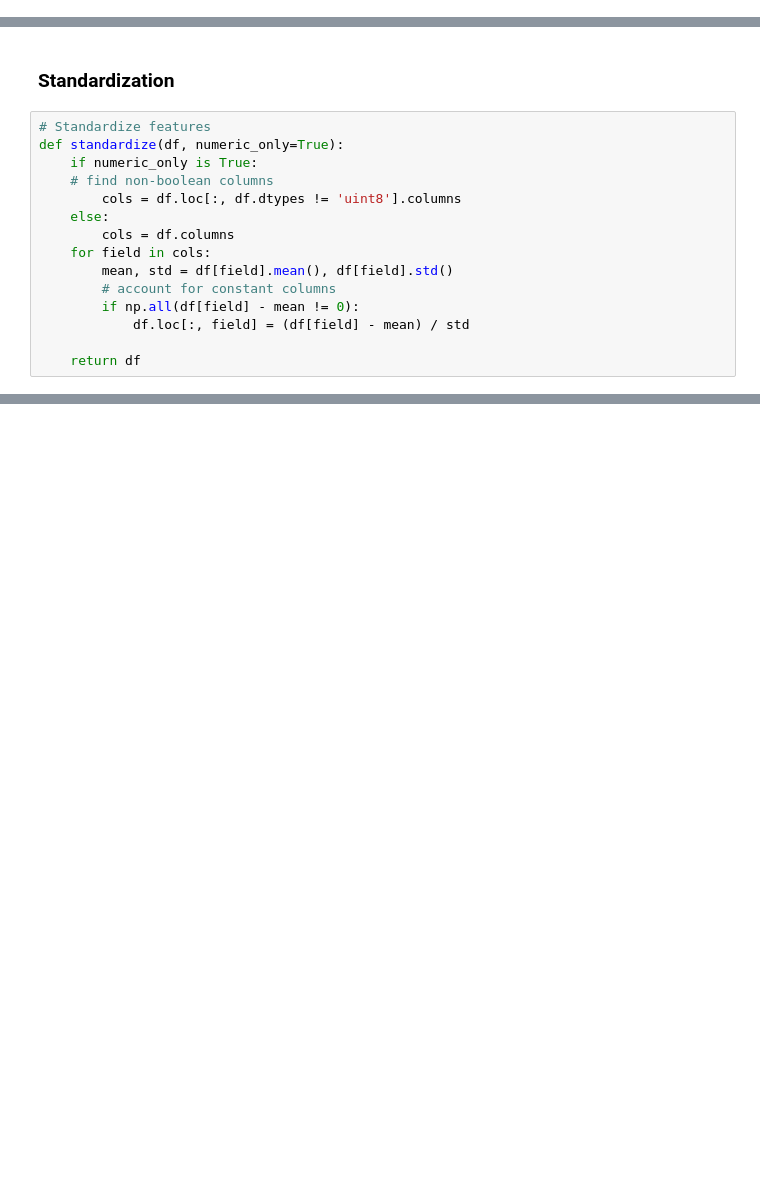
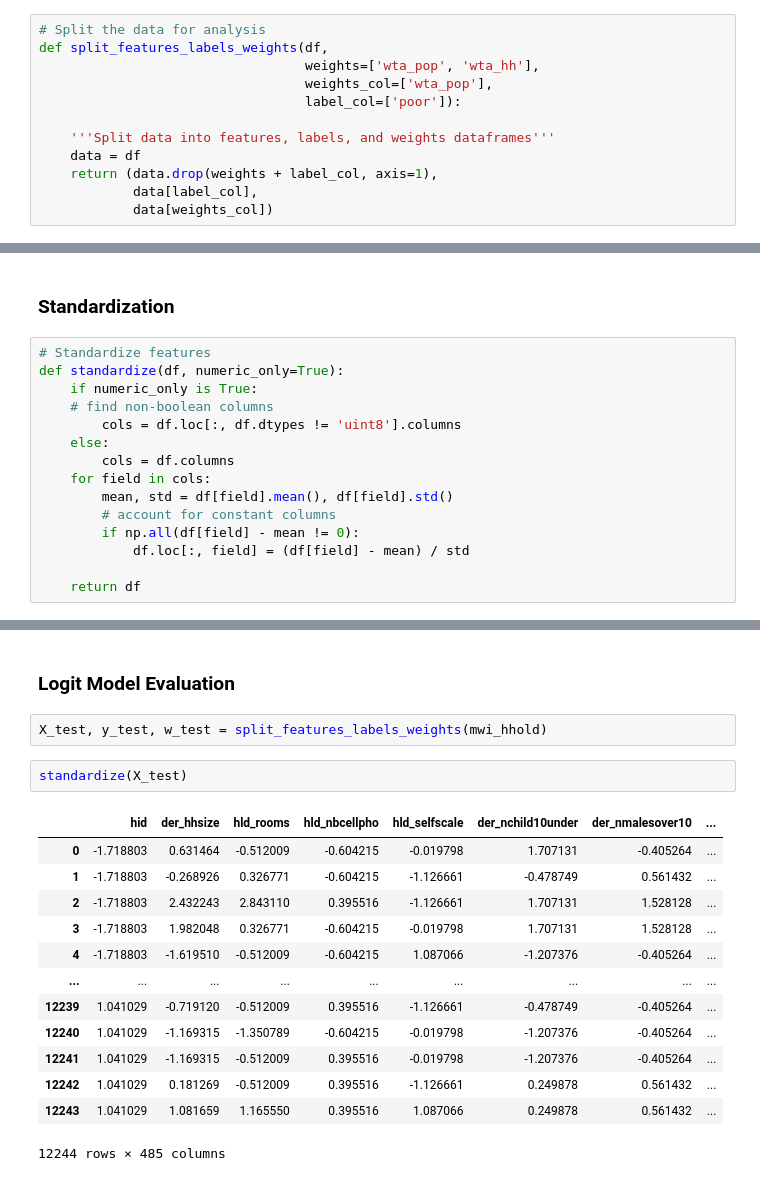
Before and after one commit to mikep67/mkp_code, a Jupyter notebook: Institute of Data Course/Project 3/notebooks/1.0 LogRegressionMWI.ipynb, the cells around one changed output, grey strips where cells are left out. Drawn from its saved outputs; the diff is of its cells as text; blank space fills up the shorter version.

```diff
--- a/Institute of Data Course/Project 3/notebooks/1.0 LogRegressionMWI.ipynb
+++ b/Institute of Data Course/Project 3/notebooks/1.0 LogRegressionMWI.ipynb
@@ -43,3 +77,15 @@ Using TensorFlow backend.
+# %%
+# Split the data for analysis
+def split_features_labels_weights(df,
+                                  weights=['wta_pop', 'wta_hh'],
+                                  weights_col=['wta_pop'],
+                                  label_col=['poor']):
+
+    '''Split data into features, labels, and weights dataframes'''
+    data = df
+    return (data.drop(weights + label_col, axis=1),
+            data[label_col],
+            data[weights_col])
 # %%
 # Load the processed Mwai household:
 mwi_hhold = pd.read_csv(r"C:\Users\micha\Documents\GitHub\mkp_code\Institute of Data Course\Project 3\data\csv_data\MWI_2010_household.csv")
@@ -224,0 +290,20 @@ NameError: name 'X' is not defined
+# %% [markdown]
+### Logit Model Evaluation
+# %%
+X_test, y_test, w_test = split_features_labels_weights(mwi_hhold)
+# %%
+standardize(X_test)
+# %% [output]
+|  | hid | der_hhsize | hld_rooms | hld_nbcellpho | hld_selfscale | der_nchild10under | der_nmalesover10 | ... |
+| 0 | -1.718803 | 0.631464 | -0.512009 | -0.604215 | -0.019798 | 1.707131 | -0.405264 | ... |
+| 1 | -1.718803 | -0.268926 | 0.326771 | -0.604215 | -1.126661 | -0.478749 | 0.561432 | ... |
+| 2 | -1.718803 | 2.432243 | 2.843110 | 0.395516 | -1.126661 | 1.707131 | 1.528128 | ... |
+| 3 | -1.718803 | 1.982048 | 0.326771 | -0.604215 | -0.019798 | 1.707131 | 1.528128 | ... |
+| 4 | -1.718803 | -1.619510 | -0.512009 | -0.604215 | 1.087066 | -1.207376 | -0.405264 | ... |
+| ... | ... | ... | ... | ... | ... | ... | ... | ... |
+| 12239 | 1.041029 | -0.719120 | -0.512009 | 0.395516 | -1.126661 | -0.478749 | -0.405264 | ... |
+| 12240 | 1.041029 | -1.169315 | -1.350789 | -0.604215 | -0.019798 | -1.207376 | -0.405264 | ... |
+| 12241 | 1.041029 | -1.169315 | -0.512009 | 0.395516 | -0.019798 | -1.207376 | -0.405264 | ... |
+| 12242 | 1.041029 | 0.181269 | -0.512009 | 0.395516 | -1.126661 | 0.249878 | 0.561432 | ... |
+| 12243 | 1.041029 | 1.081659 | 1.165550 | 0.395516 | 1.087066 | 0.249878 | 0.561432 | ... |
+12244 rows × 485 columns
```
Also changed, not shown: parts of 19 cells of this notebook, 3 other files.
